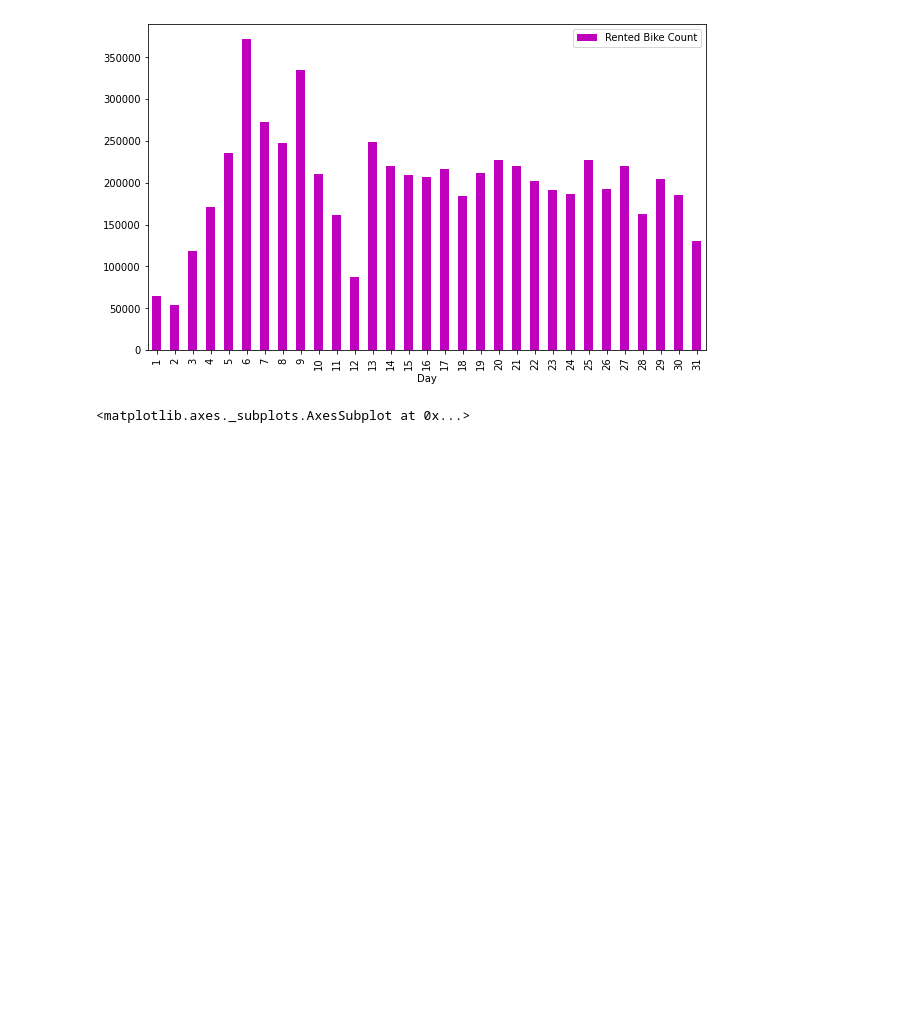
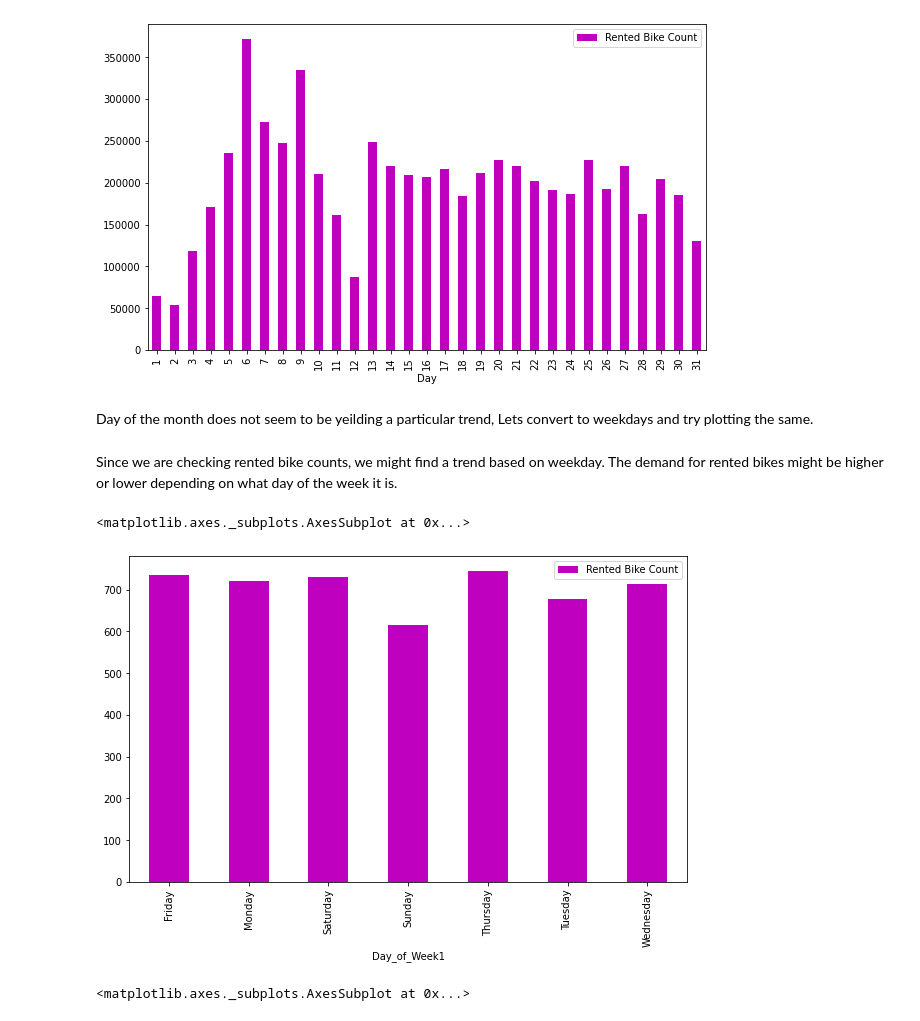
Before and after one commit to Ayushman0Singh/BikeSharingDemandPrediction, a Jupyter notebook: Bike_Sharing_Demand_Prediction_Capstone_Project.ipynb, the cells around one changed output. Saved outputs shown, nothing was run; the diff lists cells and outputs as text; code cells hidden in the pictures; blank space fills up the shorter version.

```diff
--- a/Bike_Sharing_Demand_Prediction_Capstone_Project.ipynb
+++ b/Bike_Sharing_Demand_Prediction_Capstone_Project.ipynb
@@ -280,3 +288,7 @@ day_bikecount.plot(x="Day", y=["Rented Bike Count"], kind="bar", color = 'm',fig
 # %% [output]
 <matplotlib.axes._subplots.AxesSubplot at 0x...>
 [figure]
+# %% [markdown]
+Day of the month does not seem to be yeilding a particular trend, Lets convert to weekdays and try plotting the same.
+# %% [markdown]
+Since we are checking rented bike counts, we might find a trend based on weekday. The demand for rented bikes might be higher or lower depending on what day of the week it is.
@@ -283,3 +304,9 @@ day_bikecount.plot(x="Day", y=["Rented Bike Count"], kind="bar", color = 'm',fig
+# %%
+day_bikecount = df.groupby(['Day_of_Week1'])['Rented Bike Count'].mean().reset_index()
+day_bikecount.plot(x="Day_of_Week1", y="Rented Bike Count", kind="bar", color = 'm',figsize=(10,6))
+# %% [output]
+<matplotlib.axes._subplots.AxesSubplot at 0x...>
+[figure, added]
 # %%
 #ploting rented bikes according to Time of the day
 Hourly_bikecount = df.groupby(['Hour'])['Rented Bike Count'].sum().reset_index()
```
Also changed, not shown: parts of 45 cells of this notebook.
